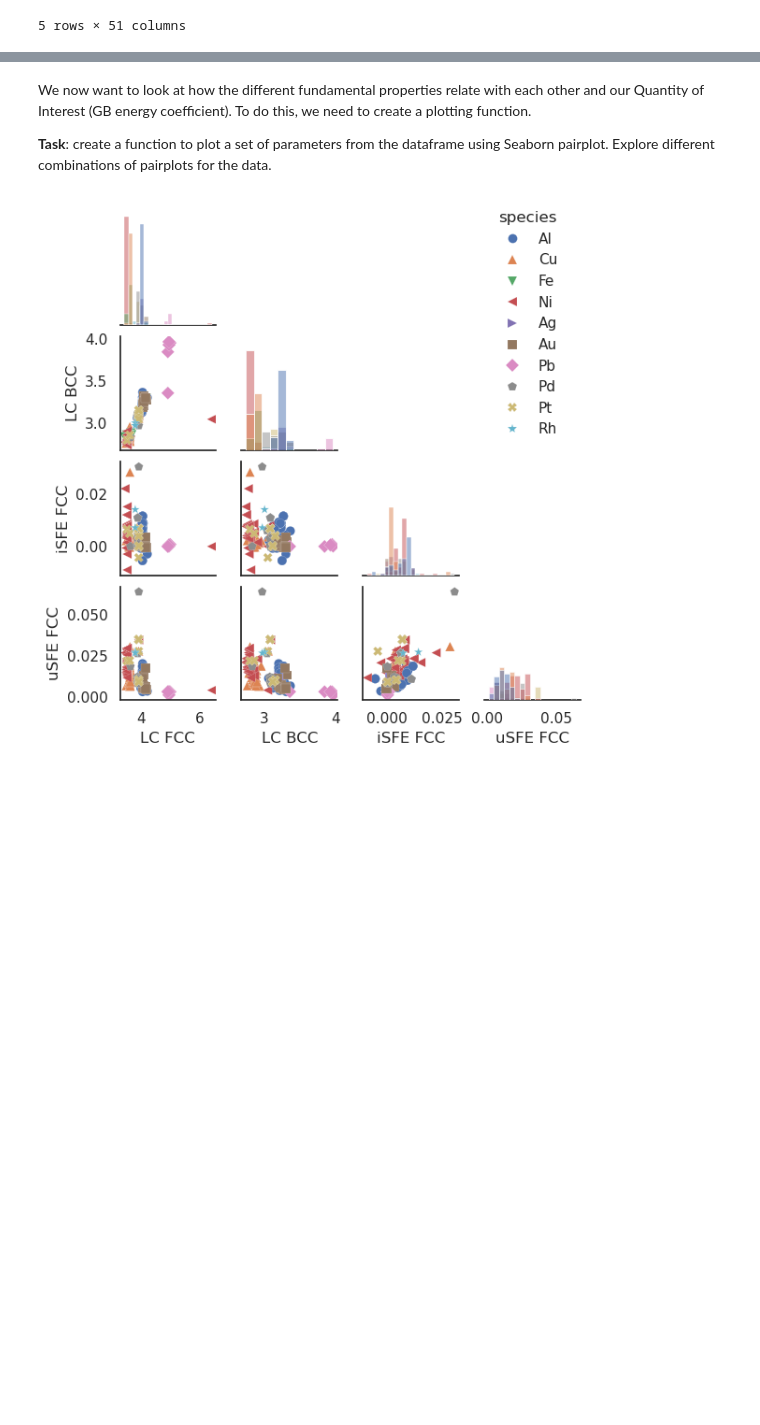
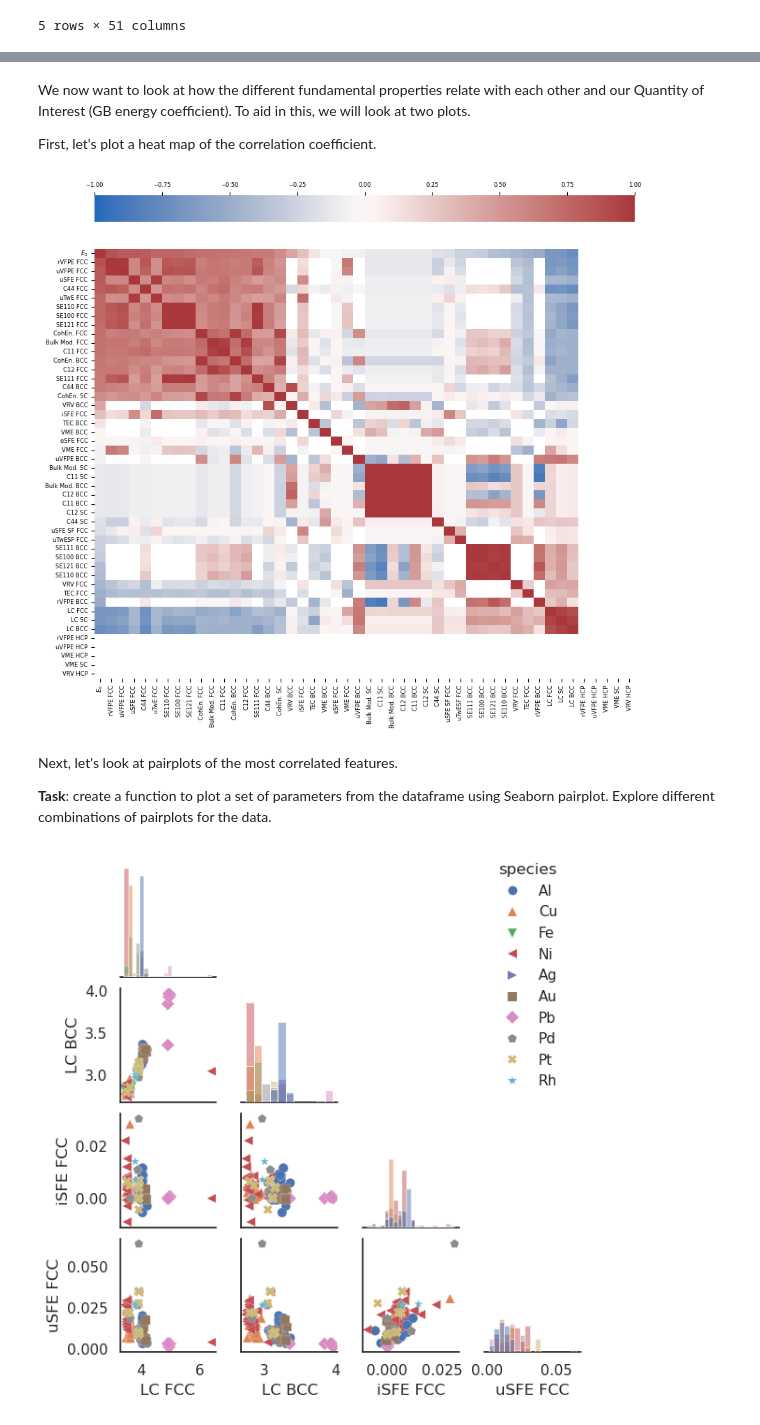
Before and after one commit to bjasperson/property-covariance-demo, a Jupyter notebook: src/property_covariance_demo.ipynb, the cells around one changed output, grey strips where cells are left out. Cells and saved outputs as stored; diff of their text form; code cells hidden in the pictures; blank space fills up the shorter version.

```diff
--- a/src/property_covariance_demo.ipynb
+++ b/src/property_covariance_demo.ipynb
@@ -75,7 +82,54 @@ def import_label_dict(label_dict_path = "https://github.com/bjasperson/property-
+# %%
+def correlation_df(df, label_dict):
+    """create df with correlation values
+    """
+    df_in = df.copy()
+    df_in.columns = [label_dict[x] for x in df_in.columns]
+    df_corr = df_in.corr().round(2)
+
+    order = df_corr['$E_0$'].sort_values(ascending=False).index.to_list()
+    df_corr = df_corr[order].reindex(order)
+    return df_corr
 # %% [markdown]
-We now want to look at how the different fundamental properties relate with each other and our Quantity of Interest (GB energy coefficient). To do this, we need to create a plotting function.
+We now want to look at how the different fundamental properties relate with each other and our Quantity of Interest (GB energy coefficient). To aid in this, we will look at two plots.
 
-**Task**: create a function to plot a set of parameters from the dataframe using Seaborn pairplot. Explore different combinations of pairplots for the data.
+First, let's plot a heat map of the correlation coefficient.
+# %%
+def corr_plot(df,
+              label_list,
+              label_dict,
+              annot = False,
+              figsize = (10,10),
+              annotation_fontsize = 6,
+              tick_fontsize = 6,
+              ):
+
+    df_corr = correlation_df(df[label_list], label_dict)
+    fig,ax = plt.subplots(figsize = (figsize[0],figsize[1]))
+    colors = sns.color_palette("vlag", as_cmap=True)
+    sns.heatmap(df_corr, vmin = -1, vmax = 1, cmap=colors,
+                annot=annot,
+                xticklabels=True,
+                yticklabels=True,
+                fmt = '.1f',
+                annot_kws = {"fontsize":annotation_fontsize},
+                cbar_kws = {"location":"top"}
+                )
+    ax.tick_params(labelsize=tick_fontsize)
+    cbar = ax.collections[0].colorbar
+    cbar.ax.tick_params(labelsize=tick_fontsize)
+
+label_list = df_data.columns.to_list()#["coeff", "lattice_constant_fcc", "lattice_constant_bcc", "c11_fcc", "c12_fcc", "c44_fcc", 'intr_stack_fault_energy_fcc', 'unstable_stack_energy_fcc']
+label_list.remove("crystal_type")
+label_list.remove("species")
+label_list.remove("model")
+corr_plot(df_data, label_list, label_dict)
+# %% [output]
+[figure, added]
+# %% [markdown]
+Next, let's look at pairplots of the most correlated features.
+
+**Task**: create a function to plot a set of parameters from the dataframe using Seaborn pairplot. Explore different combinations of pairplots for the data.
 # %%
 def pairplot_fun(df,
                  params_list,
```
Also changed, not shown: parts of 17 cells of this notebook, 1 other file.
